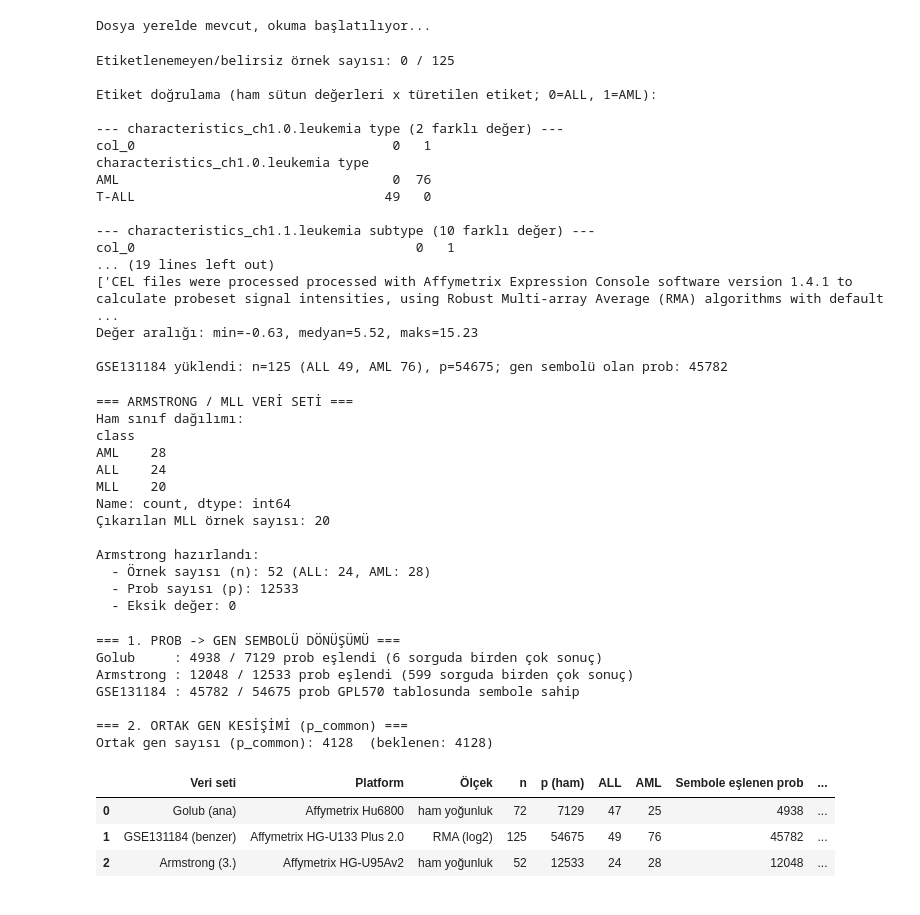
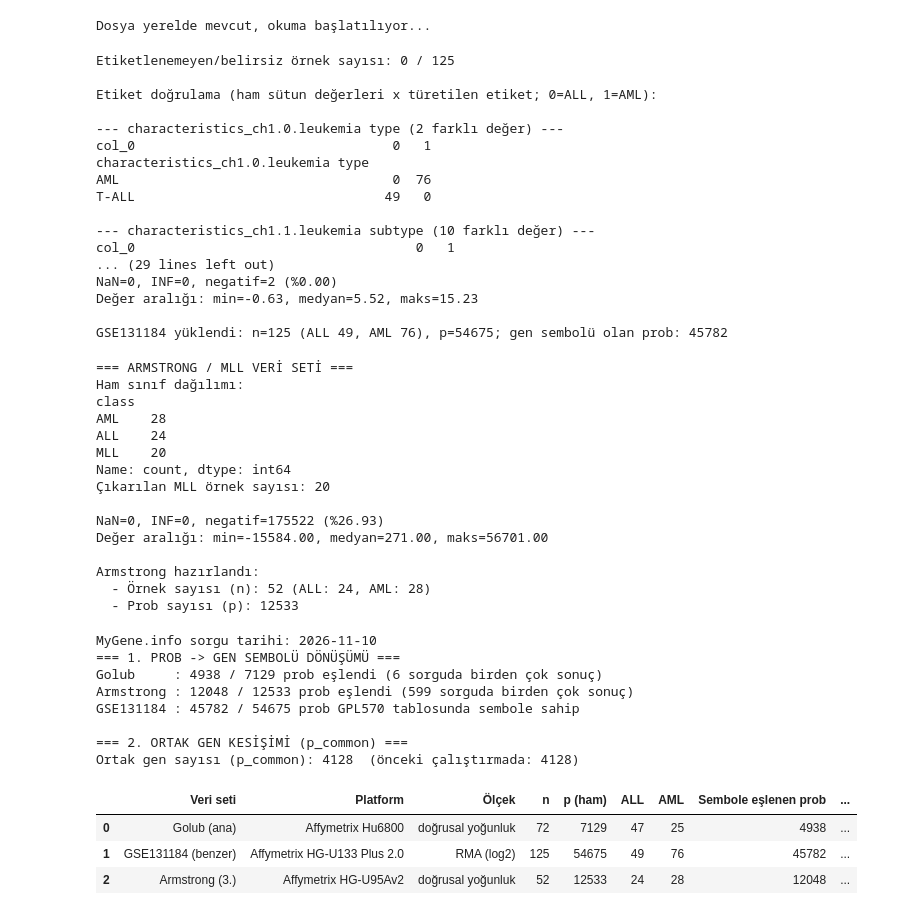
Before and after one commit to iberil/leukemia-gene-expression-analysis, a Jupyter notebook: Golub_ALL_AML_EDA_and_Preprocessing.ipynb, the cells around one changed output. Saved outputs shown, nothing was run; the diff lists cells and outputs as text; code cells hidden in the pictures.

```diff
--- a/Golub_ALL_AML_EDA_and_Preprocessing.ipynb
+++ b/Golub_ALL_AML_EDA_and_Preprocessing.ipynb
@@ -188,6 +204,8 @@ assert n_belirsiz == 0, "HATA: bazı örnekler ALL/AML olarak net etiketlenemedi
 
 y_gse2 = y_raw.astype(int)
 X_gse2 = X_gse2.loc[y_gse2.index]
+assert X_gse2.shape[0] == 125 and (y_gse2 == 0).sum() == 49 and (y_gse2 == 1).sum() == 76, \
+    "HATA: GSE131184 örnek sayısı/sınıf dağılımı beklenenden (125; 49 ALL / 76 AML) farklı!"
 
 # --- 3. Etiket doğrulama: ham sütunlar ile türetilen etiketin çapraz tablosu ---
 print("\nEtiket doğrulama (ham sütun değerleri x türetilen etiket; 0=ALL, 1=AML):")
@@ -197,14 +215,26 @@ for c in characteristics_cols:
         print(f"\n--- {c} ({n} farklı değer) ---")
         print(pd.crosstab(pheno_data[c], y_gse2))
 
-# --- 4. Veri işleme bilgisi (log2 / normalizasyon doğrulaması için) ---
+# --- 4. L/M batch değişkeni (EDA'da PCA'yı batch'e göre renklendirmek için) ---
+batch_cols = [c for c in pheno_data.columns if "batch" in c.lower()]
+print("\nBatch ile ilgili sütunlar:", batch_cols)
+for c in batch_cols:
+    print(f"\n--- {c} x sınıf ---")
+    print(pd.crosstab(pheno_data[c], y_gse2))
+
+# --- 5. Veri işleme bilgisi (log2 / normalizasyon doğrulaması için) ---
 ilk_gsm = list(gse131184.gsms.values())[0]
 print("\nGSE131184 'Data processing' alanı (ilk örnek):")
 print(ilk_gsm.metadata.get("data_processing", ["(alan bulunamadı)"]))
+
+# --- 6. Veri kalitesi: NaN, INF, negatif değerler (log2 ölçeği, tüm problar) ---
 v = X_gse2.to_numpy(dtype=float)
+n_nan, n_inf = int(np.isnan(v).sum()), int(np.isinf(v).sum())
+print(f"\nNaN={n_nan}, INF={n_inf}, negatif={int((v < 0).sum())} (%{100 * np.mean(v < 0):.2f})")
 print(f"Değer aralığı: min={np.nanmin(v):.2f}, medyan={np.nanmedian(v):.2f}, maks={np.nanmax(v):.2f}")
+assert n_nan + n_inf == 0, "Eksik/INF var: imputasyon eğitim katı içinde yapılmalı"
 
-# --- 5. Platform prob -> gen sembolü eşlemesi ---
+# --- 7. Platform prob -> gen sembolü eşlemesi ---
 platform = list(gse131184.gpls.values())[0]
 annot_df = platform.table
 
@@ -213,8 +243,12 @@ gene_symbol_col = next((c for c in ["Gene Symbol", "GENE_SYMBOL", "SYMBOL", "Gen
 if gene_symbol_col is None:
     raise ValueError("Platform tablosunda gen sembolü sütunu bulunamadı!")
 
-prob_to_gene_gse2 = {k: str(v).split("///")[0].strip()
-                     for k, v in zip(annot_df["ID"], annot_df[gene_symbol_col]) if pd.notna(v)}
+prob_to_gene_gse2 = {}
+for k, val in zip(annot_df["ID"], annot_df[gene_symbol_col]):
+    if pd.notna(val):
+        sembol = str(val).split("///")[0].strip()
+        if sembol not in ("", "---"):  # sembolü olmayan problar sözlüğe girmesin
+            prob_to_gene_gse2[k] = sembol
 
 print(f"\nGSE131184 yüklendi: n={X_gse2.shape[0]} (ALL {(y_gse2==0).sum()}, AML {(y_gse2==1).sum()}), "
       f"p={X_gse2.shape[1]}; gen sembolü olan prob: {len(prob_to_gene_gse2)}")
@@ -232,8 +266,8 @@ T-ALL                                49   0
 
 --- characteristics_ch1.1.leukemia subtype (10 farklı değer) ---
 col_0                                    0   1
-... (19 lines left out)
-['CEL files were processed processed with Affymetrix Expression Console software version 1.4.1 to calculate probeset signal intensities, using Robust Multi-array Average (RMA) algorithms with default  ...
+... (29 lines left out)
+NaN=0, INF=0, negatif=2 (%0.00)
 Değer aralığı: min=-0.63, medyan=5.52, maks=15.23
 
 GSE131184 yüklendi: n=125 (ALL 49, AML 76), p=54675; gen sembolü olan prob: 45782
@@ -244,12 +278,15 @@ print("=== ARMSTRONG / MLL VERİ SETİ ===")
 url_3rd = "https://raw.githubusercontent.com/iberil/leukemia-gene-expression-analysis/refs/heads/main/data/MLL.tab"
 
 # Orange .tab biçimi: 1. satır sütun adları, 2. satır tür, 3. satır bayrak (meta) satırıdır.
-# İlk 3 satırı okuyup sonraki 2 meta satırı atlıyoruz; böylece sütunlar sayısal okunur.
+# Başlık okunur, 2. ve 3. satırlar atlanır; böylece ifade sütunları sayısal okunur.
 df_raw = pd.read_csv(url_3rd, sep="\t", skiprows=[1, 2])
 
 print("Ham sınıf dağılımı:")
 print(df_raw["class"].value_counts())
 assert len(df_raw) == 72, "HATA: beklenen 72 örnek bulunamadı, dosya biçimini kontrol edin!"
+sayim = df_raw["class"].value_counts()
+assert sayim["ALL"] == 24 and sayim["MLL"] == 20 and sayim["AML"] == 28, \
+    "HATA: sınıf dağılımı beklenenden (24 ALL / 20 MLL / 28 AML) farklı!"
 
 # MLL sınıfını çıkar, yalnızca ALL ve AML kalsın
 data_filtered = df_raw[df_raw["class"].isin(["ALL", "AML"])].copy()
@@ -265,10 +302,16 @@ ids = [f"ARM_{i}" for i in range(len(X_gse3))]  # veri setleri arası tekrar etm
 X_gse3.index = ids
 y_gse3.index = ids
 
+# Veri kalitesi: NaN, INF, negatif değerler (ham matris, tüm problar)
+v = X_gse3.to_numpy(dtype=float)
+n_nan, n_inf = int(np.isnan(v).sum()), int(np.isinf(v).sum())
+print(f"\nNaN={n_nan}, INF={n_inf}, negatif={int((v < 0).sum())} (%{100 * np.mean(v < 0):.2f})")
+print(f"Değer aralığı: min={np.nanmin(v):.2f}, medyan={np.nanmedian(v):.2f}, maks={np.nanmax(v):.2f}")
+assert n_nan + n_inf == 0, "Eksik/INF var: imputasyon eğitim katı içinde yapılmalı"
+
 print(f"\nArmstrong hazırlandı:")
 print(f"  - Örnek sayısı (n): {X_gse3.shape[0]} (ALL: {(y_gse3==0).sum()}, AML: {(y_gse3==1).sum()})")
 print(f"  - Prob sayısı (p): {X_gse3.shape[1]}")
-print(f"  - Eksik değer: {int(X_gse3.isna().sum().sum())}")
 assert X_gse3.shape == (52, 12533), "HATA: beklenen boyut (52, 12533) değil!"
 # %% [output]
 === ARMSTRONG / MLL VERİ SETİ ===
@@ -280,16 +323,17 @@ MLL    20
 Name: count, dtype: int64
 Çıkarılan MLL örnek sayısı: 20
 
+NaN=0, INF=0, negatif=175522 (%26.93)
+Değer aralığı: min=-15584.00, medyan=271.00, maks=56701.00
+
 Armstrong hazırlandı:
   - Örnek sayısı (n): 52 (ALL: 24, AML: 28)
   - Prob sayısı (p): 12533
-  - Eksik değer: 0
 # %%
 # Hücre 5: Prob -> HUGO gen sembolü eşleme, ortak gen kesişimi (p_common) ve veri seti özet tablosu
-import mygene
-
 logging.getLogger("biothings.client").setLevel(logging.ERROR)  # sorgu ilerleme satırlarını gizle
 mg = mygene.MyGeneInfo()
+print("MyGene.info sorgu tarihi:", date.today())  # MyGene canlı bir servistir; tarih raporlanmalıdır
 
 def map_probes_to_symbols(probe_ids, query_ids, scopes):
     """Prob -> gen sembolü sözlüğü. Bir sorguya birden fazla sonuç dönerse MyGene'in
@@ -328,37 +372,47 @@ print(f"GSE131184 : {len(prob_to_gene_gse2)} / {X_gse2.shape[1]} prob GPL570 tab
 golub_gene_symbols = set(prob_to_symbol_golub.values())
 gse3_genes = set(prob_to_symbol_3rd.values())
 gse2_genes = {str(v).upper().strip() for v in prob_to_gene_gse2.values()}
 
 print("\n=== 2. ORTAK GEN KESİŞİMİ (p_common) ===")
 gecersiz = {"", "NAN", "---"}
 p_common_set = (golub_gene_symbols & gse2_genes & gse3_genes) - gecersiz
 p_common_list = sorted(p_common_set)
-print(f"Ortak gen sayısı (p_common): {len(p_common_list)}  (beklenen: 4128)")
+print(f"Ortak gen sayısı (p_common): {len(p_common_list)}  (önceki çalıştırmada: 4128)")
+if len(p_common_list) != 4128:
+    print("UYARI: ortak gen sayısı önceki çalıştırmadan farklı; MyGene.info veritabanı güncellenmiş olabilir. "
+          "Rapordaki 4.128 sayısını ve bağlı sayıları güncelleyin.")
+
+# Yeniden üretilebilirlik: eşleme sonuçlarını ve ortak gen listesini kaydet
+for ad, sozluk in [("golub", prob_to_symbol_golub), ("armstrong", prob_to_symbol_3rd),
+                   ("gse131184", prob_to_gene_gse2)]:
+    pd.Series(sozluk, name="symbol").rename_axis("probe").to_csv(f"map_{ad}_prob_sembol.csv")
+pd.Series(p_common_list, name="gene").to_csv("ortak_genler.csv", index=False)
 
 # --- Rehberin istenen yan yana özet tablo ---
 summary_df_final = pd.DataFrame({
     "Veri seti": ["Golub (ana)", "GSE131184 (benzer)", "Armstrong (3.)"],
     "Platform": ["Affymetrix Hu6800", "Affymetrix HG-U133 Plus 2.0", "Affymetrix HG-U95Av2"],
-    "Ölçek": ["ham yoğunluk", "RMA (log2)", "ham yoğunluk"],
+    "Ölçek": ["doğrusal yoğunluk", "RMA (log2)", "doğrusal yoğunluk"],
     "n": [X_golub.shape[0], X_gse2.shape[0], X_gse3.shape[0]],
     "p (ham)": [X_golub.shape[1], X_gse2.shape[1], X_gse3.shape[1]],
     "ALL": [(y_golub == 0).sum(), (y_gse2 == 0).sum(), (y_gse3 == 0).sum()],
     "AML": [(y_golub == 1).sum(), (y_gse2 == 1).sum(), (y_gse3 == 1).sum()],
     "Sembole eşlenen prob": [st_g["eslesen"], len(prob_to_gene_gse2), st_a["eslesen"]],
     "Ortak gen (p_common)": [len(p_common_list)] * 3,
 })
 display(summary_df_final)
 summary_df_final.to_csv("tablo_veri_setleri.csv", index=False)
 # %% [output]
+MyGene.info sorgu tarihi: 2026-11-10
 === 1. PROB -> GEN SEMBOLÜ DÖNÜŞÜMÜ ===
 Golub     : 4938 / 7129 prob eşlendi (6 sorguda birden çok sonuç)
 Armstrong : 12048 / 12533 prob eşlendi (599 sorguda birden çok sonuç)
 GSE131184 : 45782 / 54675 prob GPL570 tablosunda sembole sahip
 
 === 2. ORTAK GEN KESİŞİMİ (p_common) ===
-Ortak gen sayısı (p_common): 4128  (beklenen: 4128)
+Ortak gen sayısı (p_common): 4128  (önceki çalıştırmada: 4128)
 |  | Veri seti | Platform | Ölçek | n | p (ham) | ALL | AML | Sembole eşlenen prob | ... |
-| 0 | Golub (ana) | Affymetrix Hu6800 | ham yoğunluk | 72 | 7129 | 47 | 25 | 4938 | ... |
+| 0 | Golub (ana) | Affymetrix Hu6800 | doğrusal yoğunluk | 72 | 7129 | 47 | 25 | 4938 | ... |
 | 1 | GSE131184 (benzer) | Affymetrix HG-U133 Plus 2.0 | RMA (log2) | 125 | 54675 | 49 | 76 | 45782 | ... |
-| 2 | Armstrong (3.) | Affymetrix HG-U95Av2 | ham yoğunluk | 52 | 12533 | 24 | 28 | 12048 | ... |
+| 2 | Armstrong (3.) | Affymetrix HG-U95Av2 | doğrusal yoğunluk | 52 | 12533 | 24 | 28 | 12048 | ... |
 # %%
```
Also changed, not shown: parts of 5 cells of this notebook.
